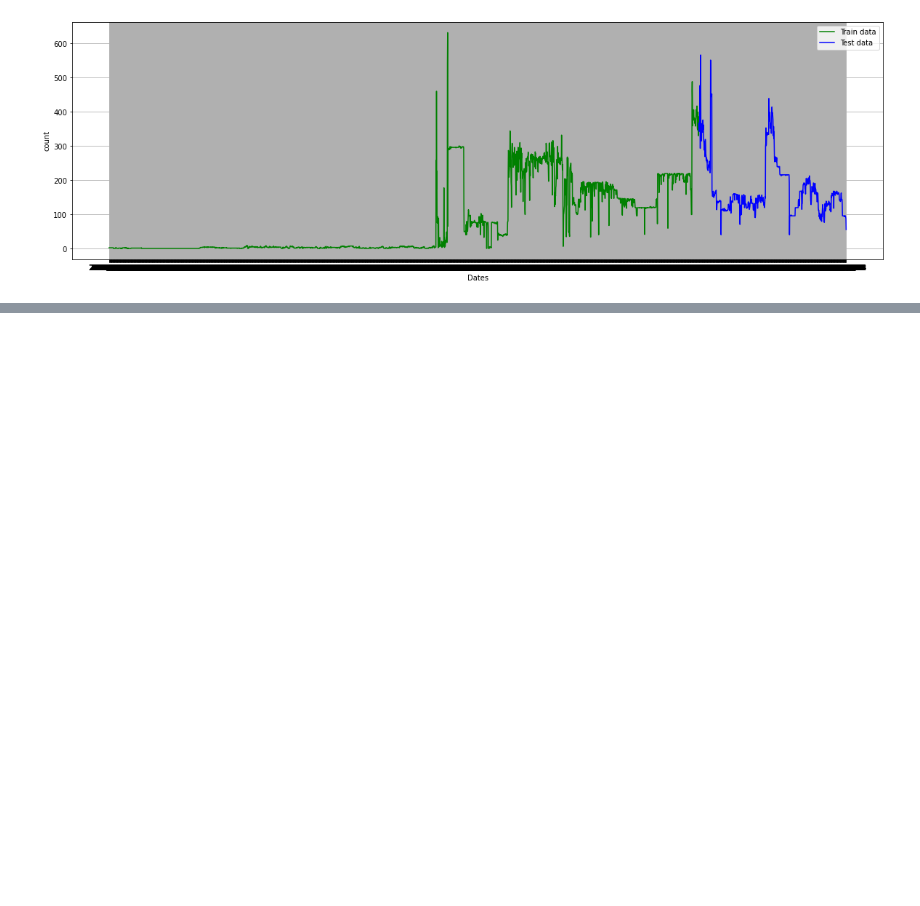
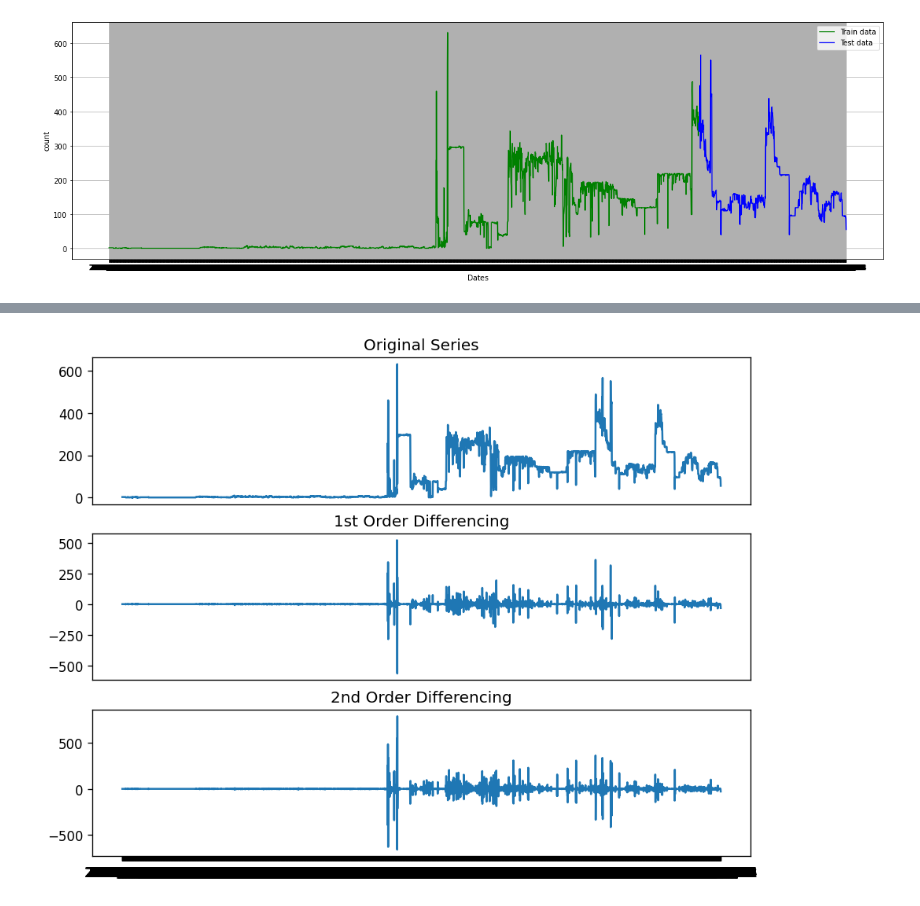
Before and after one commit to B2-80525/Ayush_iss_baar_to_code_pull_karle, a Jupyter notebook: 24 12 2023/Grus grus.ipynb, the cells around one changed output, grey strips where cells are left out. Saved outputs shown, nothing was run; the diff lists cells and outputs as text; code cells hidden in the pictures; blank space fills up the shorter version.

```diff
--- a/24 12 2023/Grus grus.ipynb
+++ b/24 12 2023/Grus grus.ipynb
@@ -289,3 +297,16 @@ Performing stepwise search to minimize aic
 Warnings:
 [1] Covariance matrix calculated using the outer product of gradients (complex-step).
 [figure]
+# %%
+plt.rcParams.update({'figure.figsize':(9,7), 'figure.dpi':120})
+
+# Original Series
+fig, (ax1, ax2, ax3) = plt.subplots(3)
+ax1.plot(df_demo["daily_frequency"]); ax1.set_title('Original Series'); ax1.axes.xaxis.set_visible(False)
+# 1st Differencing
+ax2.plot(df_demo["daily_frequency"].diff()); ax2.set_title('1st Order Differencing'); ax2.axes.xaxis.set_visible(False)
+# 2nd Differencing
+ax3.plot(df_demo["daily_frequency"].diff().diff()); ax3.set_title('2nd Order Differencing')
+plt.show()
+# %% [output]
+[figure, added]
```
Also changed, not shown: parts of 26 cells of this notebook.
